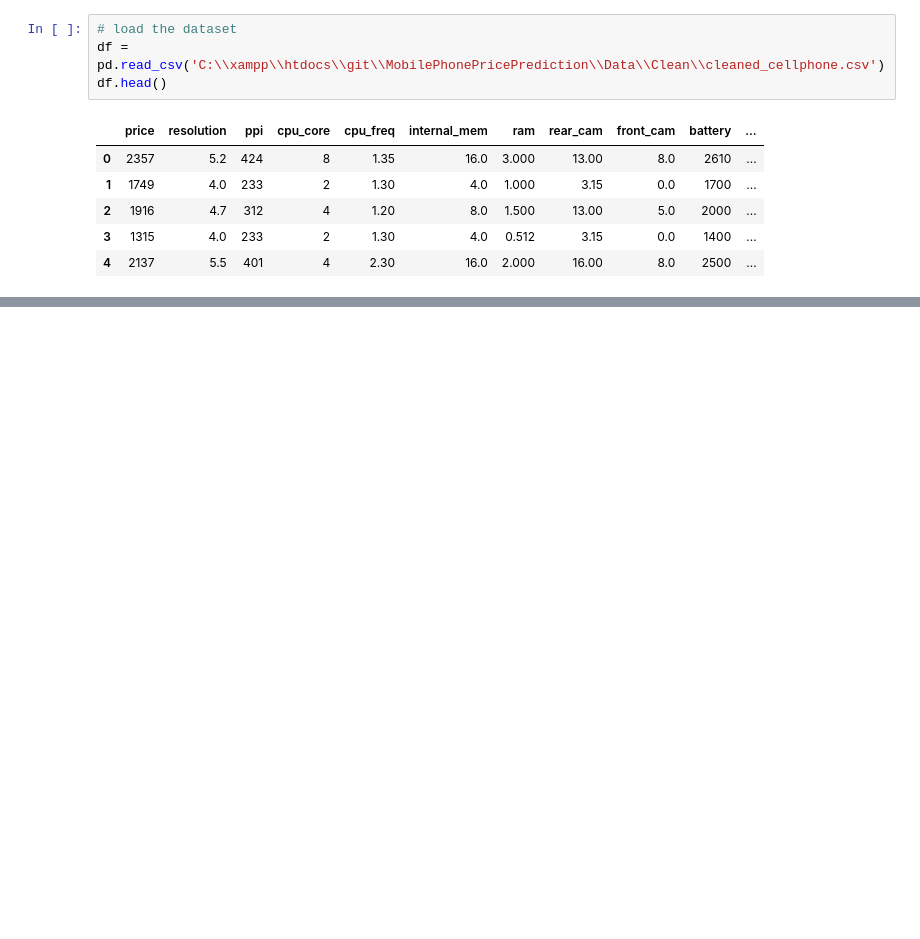
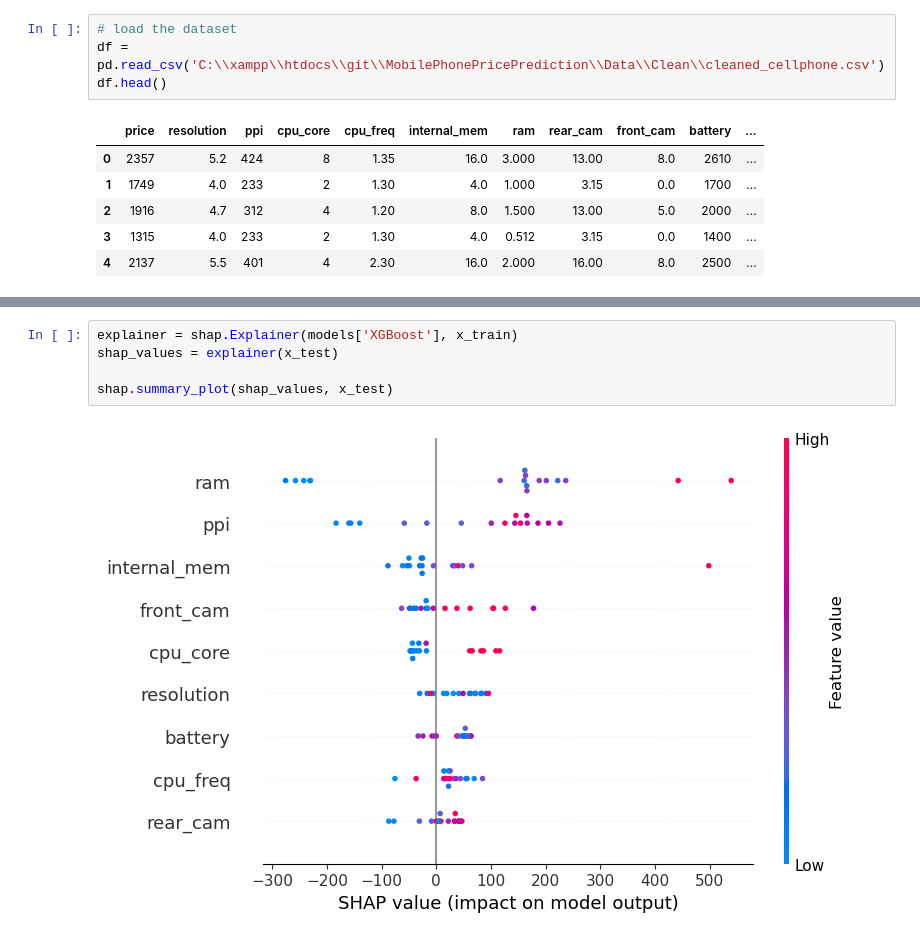
Before and after one commit to RaymussenArthur/MobilePhonePricePrediction, a Jupyter notebook: Notebooks/Modeling.ipynb, the cells around one changed output, grey strips where cells are left out. Saved outputs shown, nothing was run; the diff lists cells and outputs as text; blank space fills up the shorter version.

```diff
--- a/Notebooks/Modeling.ipynb
+++ b/Notebooks/Modeling.ipynb
@@ -44,0 +58,7 @@ for name, model in models.items():
+# %%
+explainer = shap.Explainer(models['XGBoost'], x_train)
+shap_values = explainer(x_test)
+
+shap.summary_plot(shap_values, x_test)
+# %% [output]
+[figure, added]
```
Also changed, not shown: parts of 6 cells of this notebook.
